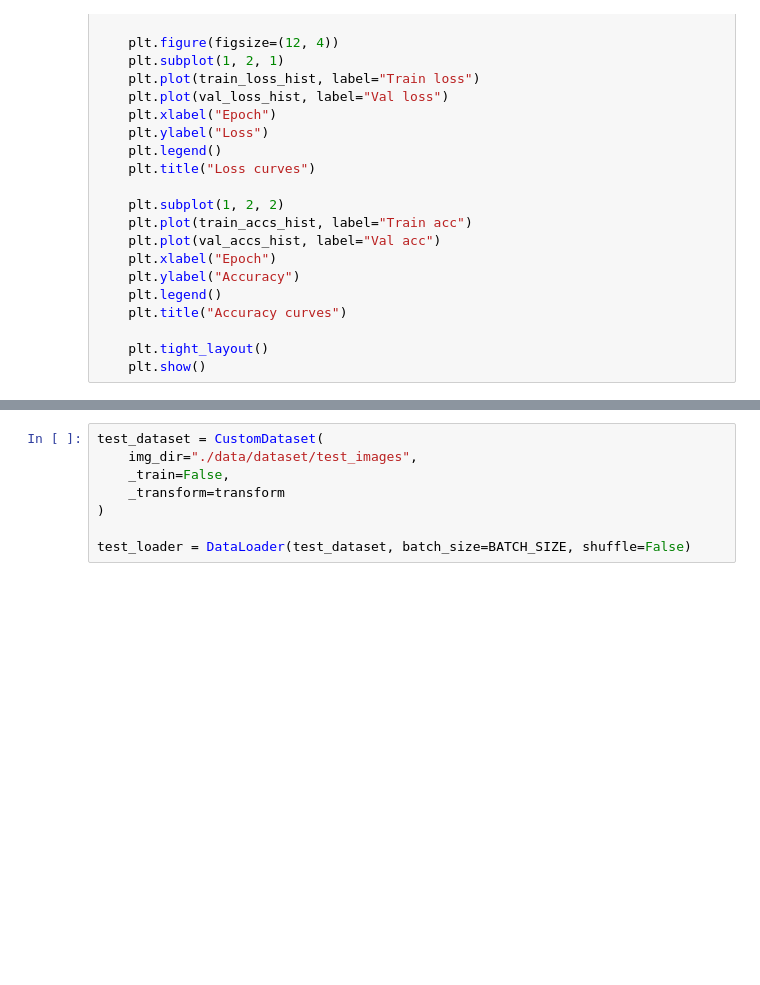
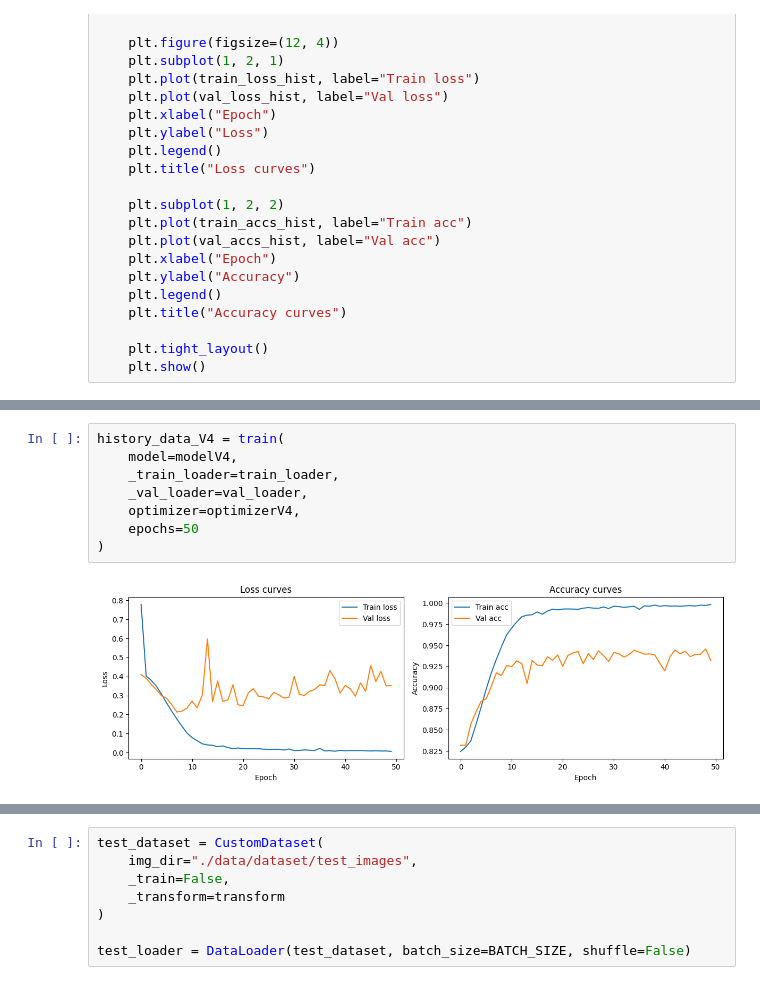
Before and after one commit to Harkt192/YaML-Deepfake, a Jupyter notebook: main.ipynb, the cells around one changed output, grey strips where cells are left out. Saved outputs shown, nothing was run; the diff lists cells and outputs as text; blank space fills up the shorter version.

```diff
--- a/main.ipynb
+++ b/main.ipynb
@@ -329,0 +568,10 @@ Epoch 10/10 | Train Loss: 0.4581 | Train Acc: 0.8287 | Val Loss: 0.4495 | Val Ac
+# %%
+history_data_V4 = train(
+    model=modelV4,
+    _train_loader=train_loader,
+    _val_loader=val_loader,
+    optimizer=optimizerV4,
+    epochs=50
+)
+# %% [output]
+[figure, added]
```
Also changed, not shown: parts of 19 cells of this notebook, 1 other file.
